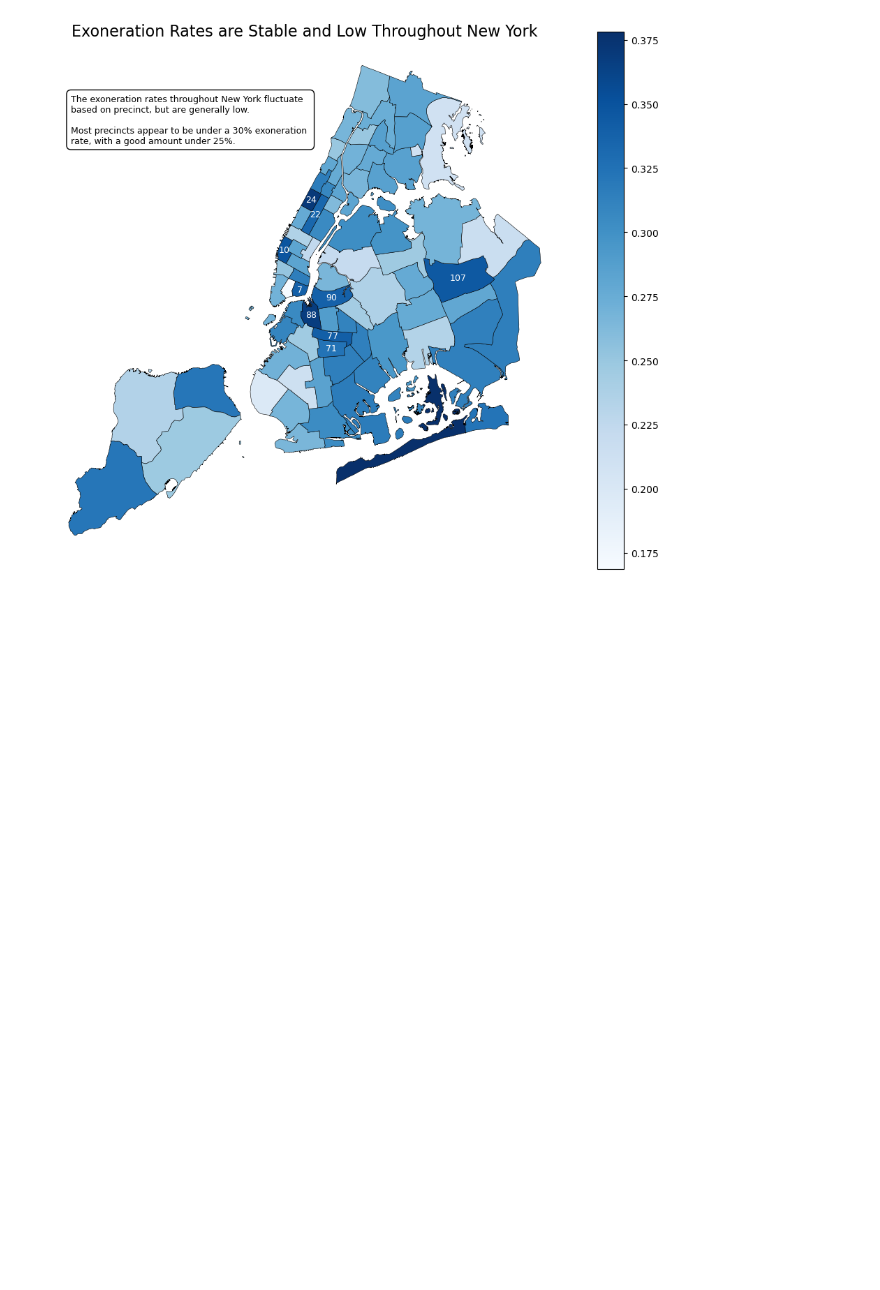
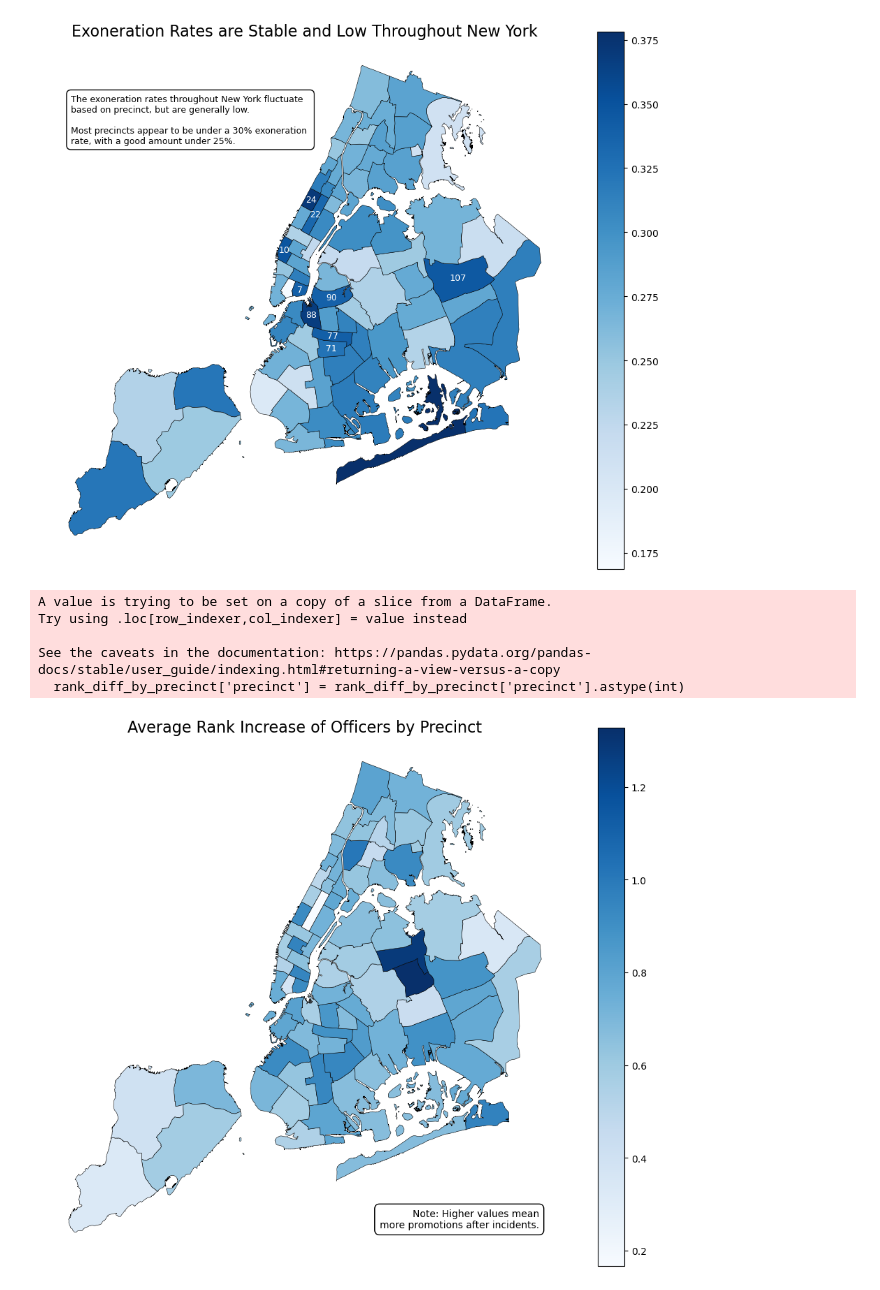
Before and after one commit to lsherles/PEA, a Jupyter notebook: Project2/project2 checkpoint.ipynb, the cells around one changed output. Cells and saved outputs as stored; diff of their text form; code cells hidden in the pictures; blank space fills up the shorter version.

```diff
--- a/Project2/project2 checkpoint.ipynb
+++ b/Project2/project2 checkpoint.ipynb
@@ -496,3 +496,73 @@ Try using .loc[row_indexer,col_indexer] = value instead
 See the caveats in the documentation: https://pandas.pydata.org/pandas-docs/stable/user_guide/indexing.html#returning-a-view-versus-a-copy
   total_counts['precinct'] = total_counts['precinct'].astype(int)
 [figure]
+# %%
+import geopandas as gpd
+import pandas as pd
+import matplotlib.pyplot as plt
+
+# Rank mapping
+rank_mapping = {
+    'Police Officer': 0,
+    'Detective': 1,
+    'Sergeant': 2,
+    'Lieutenant': 3,
+    'Captain': 4,
+    'Deputy Inspector': 5,
+    'Inspector': 6,
+    'Chiefs and other ranks': 7
+}
+
+# Load data
+precincts_gdf = gpd.read_file("nyc-police-precincts.geojson")
+df = pd.read_csv('data.csv')
+
+# Map ranks and compute rank difference
+df['rank_now_mapped'] = df['rank_now'].map(rank_mapping)
+df['rank_incident_mapped'] = df['rank_incident'].map(rank_mapping)
+df['rank_diff'] = df['rank_now_mapped'] - df['rank_incident_mapped']
+
+# Filter out missing precincts and make sure precinct is int
+rank_diff_by_precinct = df[df['precinct'].notna()]
+rank_diff_by_precinct['precinct'] = rank_diff_by_precinct['precinct'].astype(int)
+
+# Group by precinct and take the mean rank_diff
+avg_rank_diff = rank_diff_by_precinct.groupby('precinct')['rank_diff'].mean().reset_index(name='avg_rank_diff')
+
+# Merge with precincts GeoDataFrame
+precincts_gdf['precinct'] = precincts_gdf['precinct'].astype(int)
+merged = precincts_gdf.merge(avg_rank_diff, on='precinct', how='left')
+
+# Plot
+fig, ax = plt.subplots(1, 1, figsize=(12, 10))
+
+merged.plot(column='avg_rank_diff',
+            ax=ax,
+            legend=True,
+            cmap='Blues',
+            edgecolor='black',
+            linewidth=0.4,
+            missing_kwds={"color": "lightgrey", "label": "No Data"})
+
+ax.set_title("Average Rank Increase of Officers by Precinct", fontsize=16)
+ax.axis('off')
+
+# Optional: Add annotation
+ax.text(
+    0.95, 0.05,
+    'Note: Higher values mean\nmore promotions after incidents.',
+    fontsize=10,
+    ha='right',
+    va='bottom',
+    transform=ax.transAxes,
+    bbox=dict(boxstyle='round,pad=0.5', facecolor='white', edgecolor='black')
+)
+
+plt.show()
+# %% [output]
+A value is trying to be set on a copy of a slice from a DataFrame.
+Try using .loc[row_indexer,col_indexer] = value instead
+
+See the caveats in the documentation: https://pandas.pydata.org/pandas-docs/stable/user_guide/indexing.html#returning-a-view-versus-a-copy
+  rank_diff_by_precinct['precinct'] = rank_diff_by_precinct['precinct'].astype(int)
+[figure, added]
```
Also changed, not shown: parts of 2 cells of this notebook.
